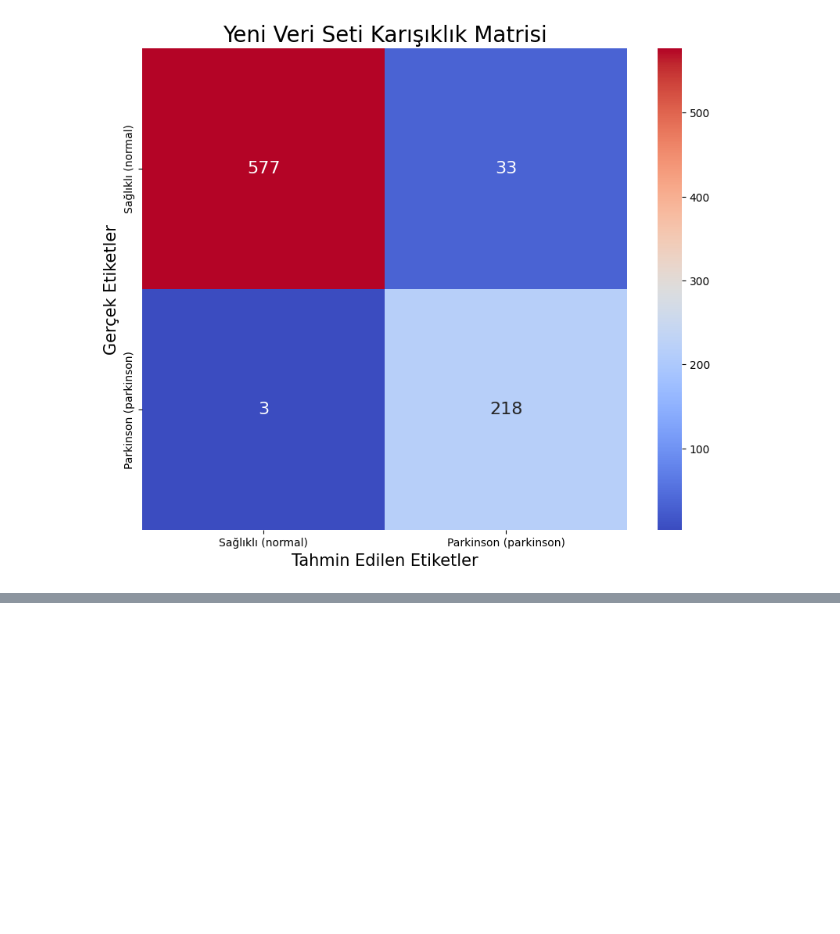
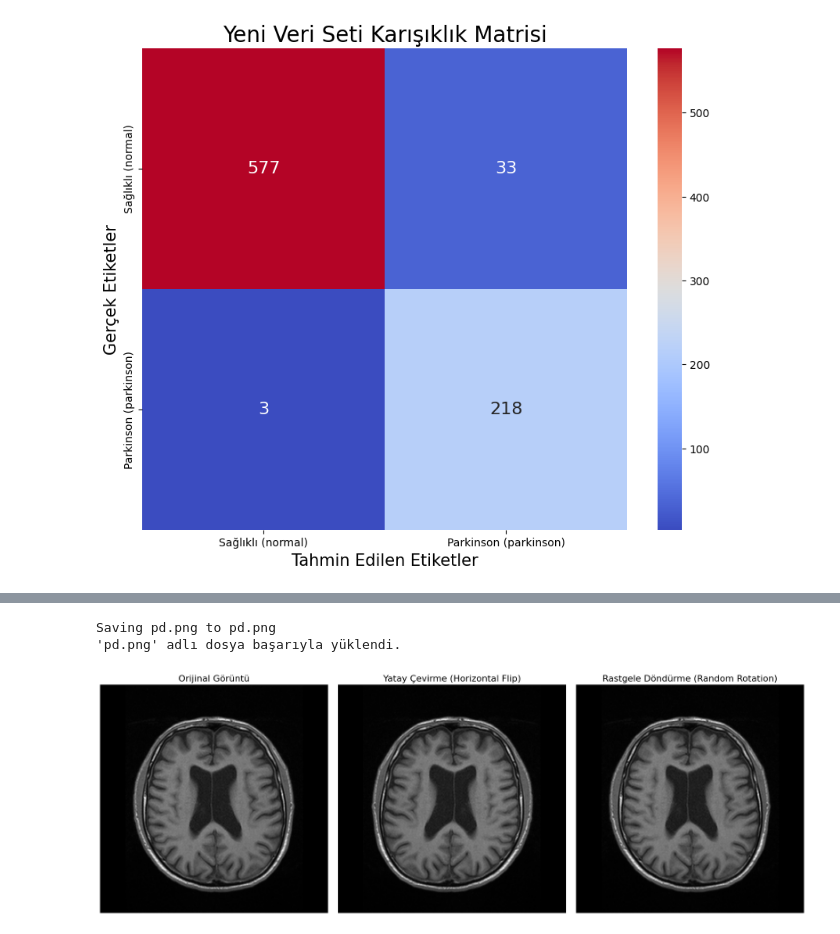
Before and after one commit to AbdullahDOGAN1/Parkinson-Te-his, a Jupyter notebook: Parkinson_Teshisi.ipynb, the cells around one changed output, grey strips where cells are left out. Drawn from its saved outputs; the diff is of its cells as text; code cells hidden in the pictures; blank space fills up the shorter version.

Commit message:
Colab kullanılarak oluşturuldu

```diff
--- a/Parkinson_Teshisi.ipynb
+++ b/Parkinson_Teshisi.ipynb
@@ -1369,3 +1369,62 @@ Parkinson (parkinson)       0.87      0.99      0.92       221
             macro avg       0.93      0.97      0.95       831
          weighted avg       0.96      0.96      0.96       831
 [figure]
+# %%
+#@title Veri Artırma Tekniklerini Görselleştirme
+# Gerekli kütüphaneleri içe aktarıyoruz
+from torchvision import transforms
+from PIL import Image
+import matplotlib.pyplot as plt
+from google.colab import files
+import io
+
+# --- 1. Görüntü Yükleme Fonksiyonu ---
+# Kullanıcının bilgisayarından dosya seçmesini sağlayan bir arayüz oluşturuyoruz.
+uploaded = files.upload()
+
+# Yüklenen dosyanın adını alıyoruz (genellikle sadece bir dosya yüklenir)
+if len(uploaded.keys()) > 0:
+    file_name = next(iter(uploaded))
+    print(f"'{file_name}' adlı dosya başarıyla yüklendi.")
+
+    # --- 2. Görüntüyü Açma ---
+    # Yüklenen dosyayı bir PIL Image nesnesine dönüştürüyoruz
+    original_image = Image.open(io.BytesIO(uploaded[file_name]))
+
+    # --- 3. Veri Artırma Dönüşümlerini Tanımlama ---
+
+    # Yatay Çevirme: p=1.0 parametresi, bu dönüşümün her zaman uygulanmasını sağlar.
+    horizontal_flipper = transforms.RandomHorizontalFlip(p=1.0)
+
+    # Rastgele Döndürme: Görüntüyü -10 ile +10 derece arasında rastgele bir açıyla döndürür.
+    random_rotator = transforms.RandomRotation(degrees=10)
+
+    # --- 4. Dönüşümleri Uygulama ---
+    flipped_image = horizontal_flipper(original_image)
+    rotated_image = random_rotator(original_image)
+
+    # --- 5. Sonuçları Görselleştirme ---
+    # 1 satır ve 3 sütundan oluşan bir grafik alanı oluşturuyoruz
+    fig, axes = plt.subplots(1, 3, figsize=(18, 6))
+
+    # Orijinal Görüntü
+    axes[0].imshow(original_image, cmap='gray')
+    axes[0].set_title('Orijinal Görüntü', fontsize=16)
+    axes[0].axis('off') # Eksenleri kapat
+
+    # Yatay Çevrilmiş Görüntü
+    axes[1].imshow(flipped_image, cmap='gray')
+    axes[1].set_title('Yatay Çevirme (Horizontal Flip)', fontsize=16)
+    axes[1].axis('off')
+
+    # Döndürülmüş Görüntü
+    axes[2].imshow(rotated_image, cmap='gray')
+    axes[2].set_title('Rastgele Döndürme (Random Rotation)', fontsize=16)
+    axes[2].axis('off')
+
+    plt.tight_layout()
+    plt.show()
+
+else:
+    print("Hiçbir dosya yüklenmedi.")
+# %% [output]
@@ -1371,0 +1432,3 @@ Parkinson (parkinson)       0.87      0.99      0.92       221
+Saving pd.png to pd.png
+'pd.png' adlı dosya başarıyla yüklendi.
+[figure, added]
```
Also changed, not shown: parts of 1 cell of this notebook.
